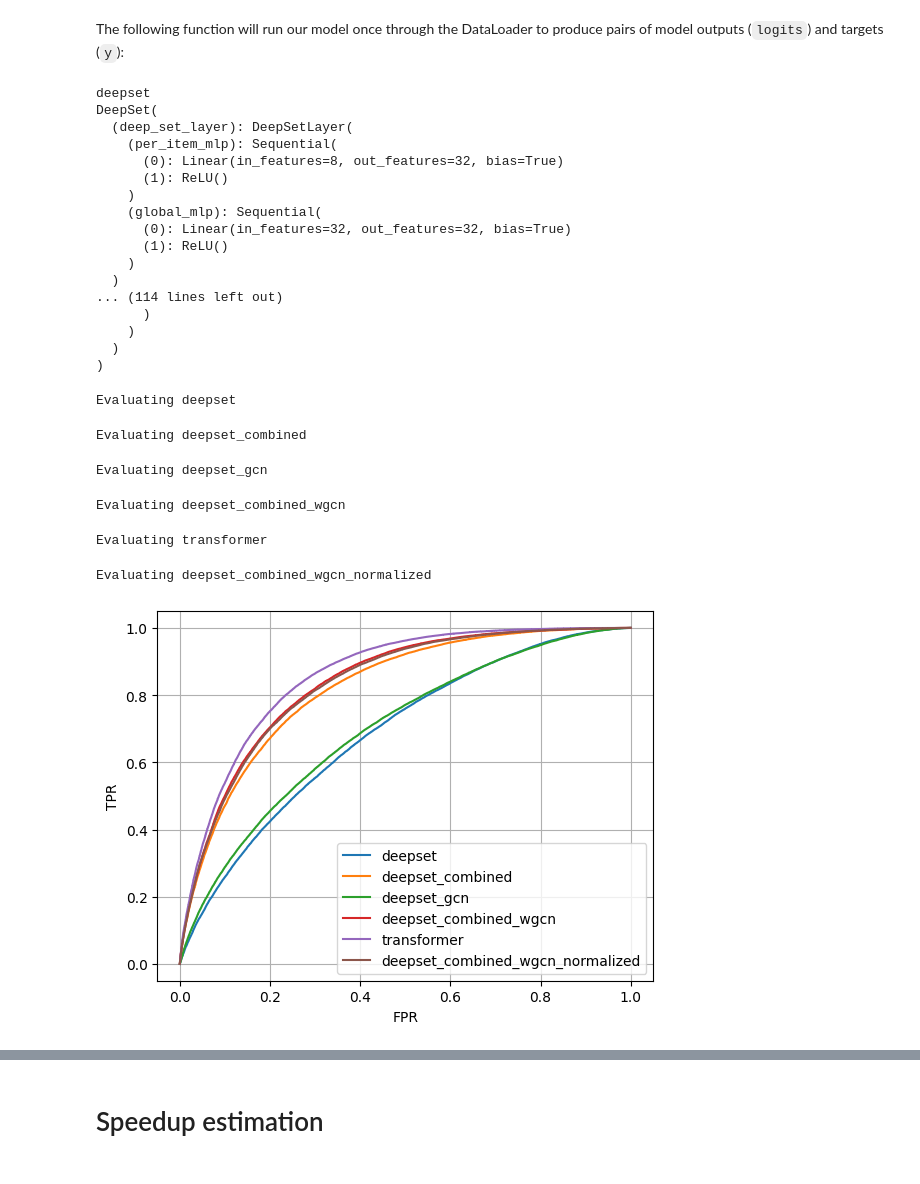
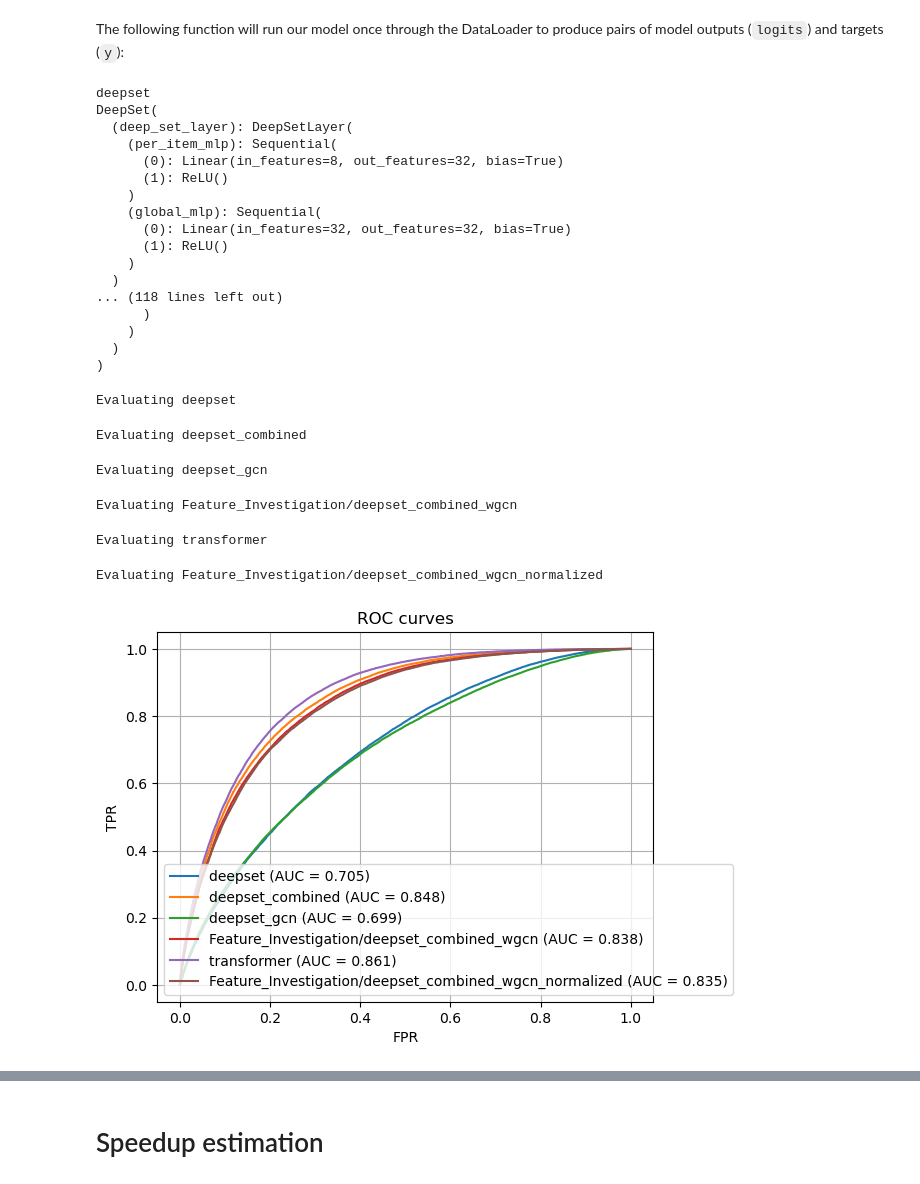
Before and after one commit to vyron-arvanitis/pp-lab, a Jupyter notebook: loading_and_evaluation.ipynb, the cells around one changed output, grey strips where cells are left out. Saved outputs shown, nothing was run; the diff lists cells and outputs as text; code cells hidden in the pictures.

Commit message:
transformer  works !

```diff
--- a/loading_and_evaluation.ipynb
+++ b/loading_and_evaluation.ipynb
@@ -42,6 +35,10 @@ drwxr-xr-x@  6 yellouz  staff   192 Jul 26 17:49 transformer
 # %%
 # manually select models to evaluate
-configs = ["deepset", "deepset_combined", "deepset_gcn", "deepset_combined_wgcn", "transformer", "deepset_combined_wgcn_normalized"]
+configs = ["deepset",
+"deepset_combined",
+"deepset_gcn",
+"Feature_Investigation/deepset_combined_wgcn", "transformer", "Feature_Investigation/deepset_combined_wgcn_normalized"]
+# configs = ["deepset_combined_wgcn", "transformer"]
 
 # alternative: all models in `save_path`
 # configs = [path.name for path in save_path.iterdir()]
@@ -155,7 +148,7 @@ DeepSet(
       (1): ReLU()
     )
   )
-... (114 lines left out)
+... (118 lines left out)
       )
     )
   )
@@ -169,23 +162,24 @@ for name, model in models.items():
 Evaluating deepset
 Evaluating deepset_combined
 Evaluating deepset_gcn
-Evaluating deepset_combined_wgcn
+Evaluating Feature_Investigation/deepset_combined_wgcn
 Evaluating transformer
-Evaluating deepset_combined_wgcn_normalized
+Evaluating Feature_Investigation/deepset_combined_wgcn_normalized
 # %%
 for name, (y_true, y_logits) in scores.items():
     y_score = y_logits.sigmoid()
     fpr, tpr, thr = roc_curve(y_true.numpy(), y_score.numpy())
     auc_score = auc(fpr, tpr)
+    label = f"{name} (AUC = {auc_score:.3f})"
+    plt.plot(fpr, tpr, label=label)
 
-    label = f"{name} (AUC = {auc_score:.3f})"
 plt.xlabel("FPR")
 plt.ylabel("TPR")
 plt.title("ROC curves")
 plt.legend()
 plt.grid()
 # %% [output]
-[figure, old version]
+[figure, new version]
 # %%
 summary = []
 for (name, model), (y_true, y_logits) in zip(models.items(), scores.values()):
```
Also changed, not shown: parts of 8 cells of this notebook, 5 other files.
